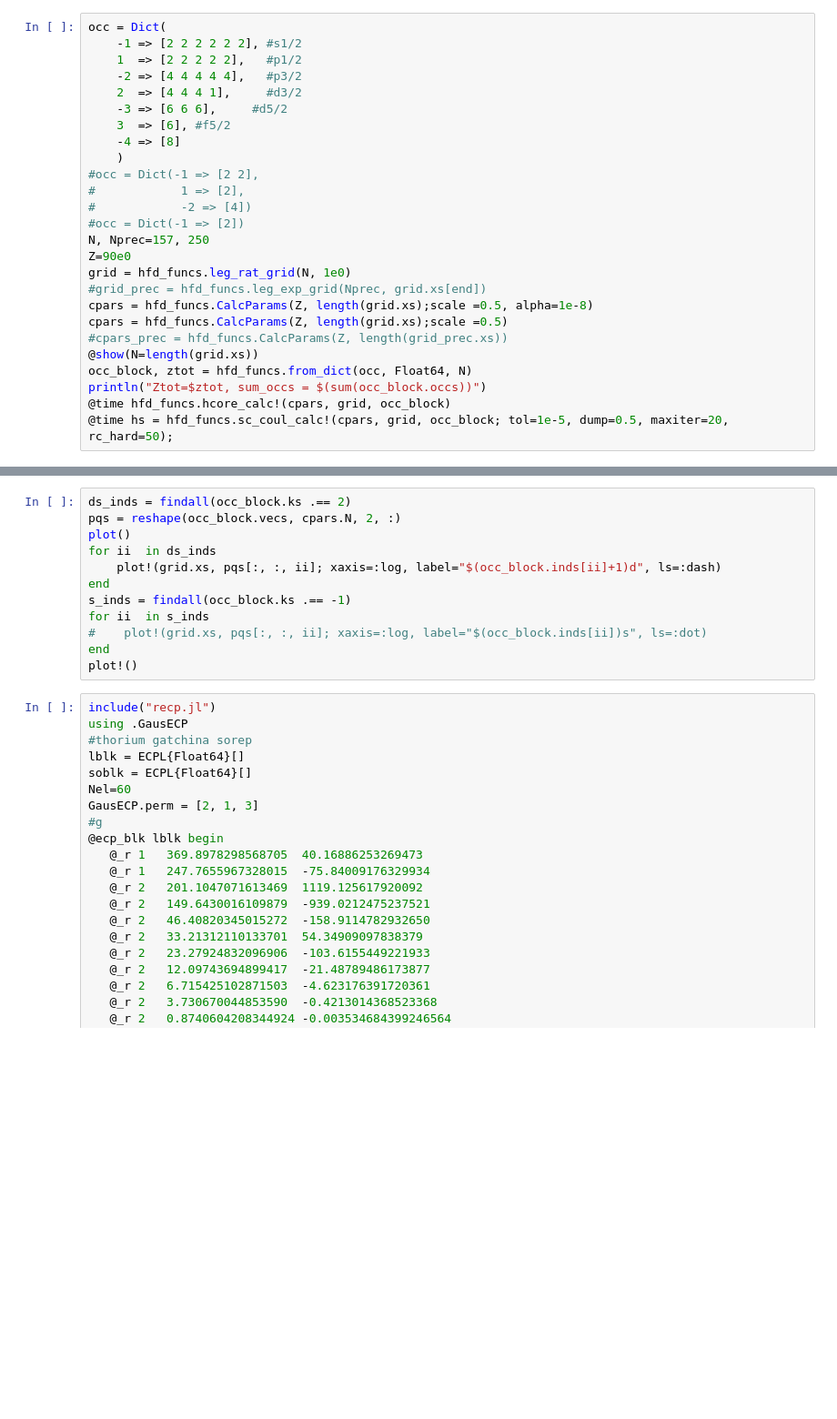
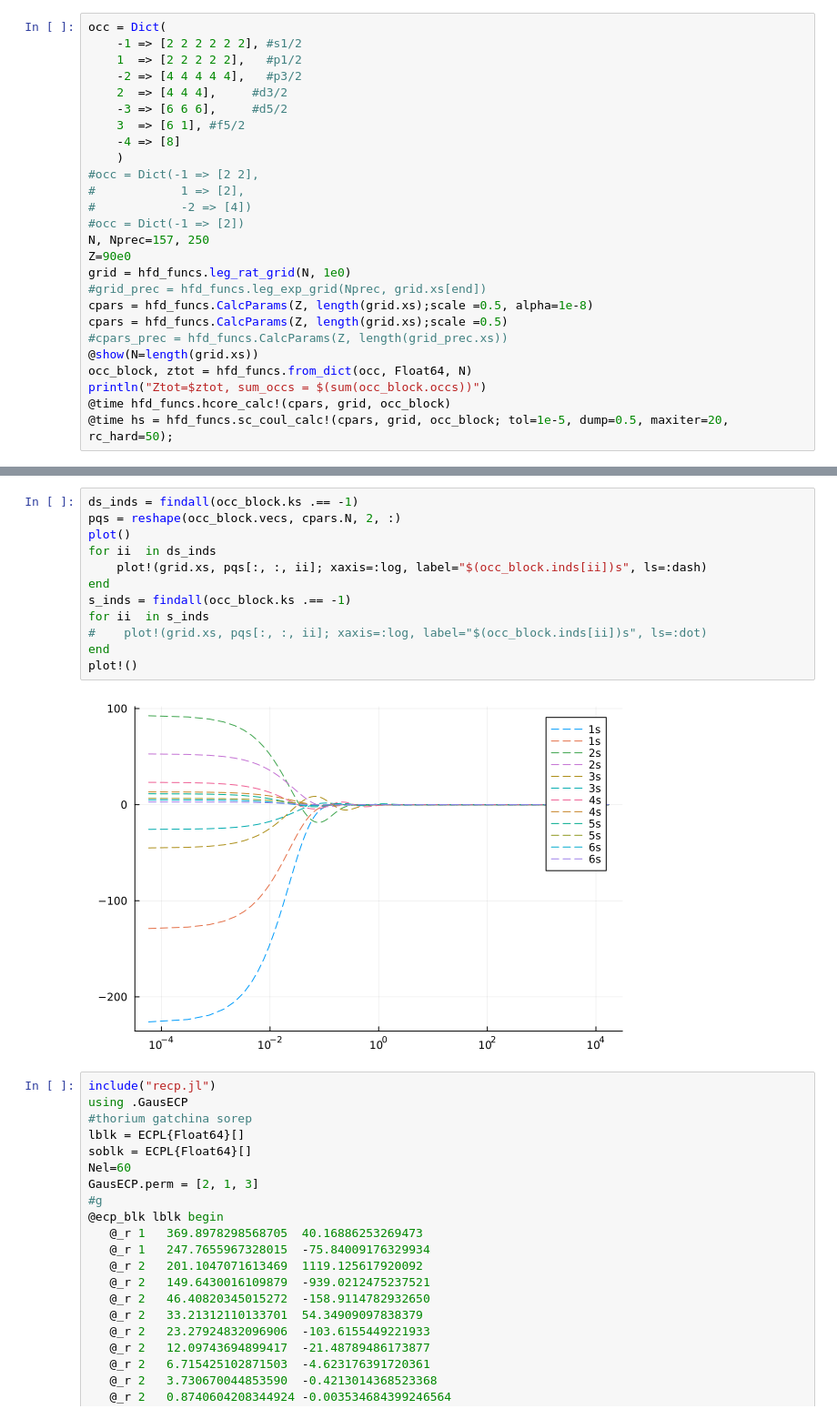
Before and after one commit to jeral2007/hfd_julia, a Jupyter notebook: thorium.ipynb, the cells around one changed output, grey strips where cells are left out. Shown: that part at 91% size. Drawn from its saved outputs; the diff is of its cells as text; blank space fills up the shorter version.

```diff
--- a/thorium.ipynb
+++ b/thorium.ipynb
@@ -10,9 +12,9 @@ occ = Dict(
     -1 => [2 2 2 2 2 2], #s1/2
     1  => [2 2 2 2 2],   #p1/2
     -2 => [4 4 4 4 4],   #p3/2
-    2  => [4 4 4 1],     #d3/2
+    2  => [4 4 4],     #d3/2
     -3 => [6 6 6],     #d5/2
-    3  => [6], #f5/2
+    3  => [6 1], #f5/2
     -4 => [8]
     )
 #occ = Dict(-1 => [2 2],
@@ -42,15 +116,17 @@ rep = HfdPostProcess.report(cpars, grid, occ_block; sortBy=:rhoav)
 # %%
-ds_inds = findall(occ_block.ks .== 2)
+ds_inds = findall(occ_block.ks .== -1)
 pqs = reshape(occ_block.vecs, cpars.N, 2, :)
 plot()
 for ii  in ds_inds
-    plot!(grid.xs, pqs[:, :, ii]; xaxis=:log, label="$(occ_block.inds[ii]+1)d", ls=:dash)
+    plot!(grid.xs, pqs[:, :, ii]; xaxis=:log, label="$(occ_block.inds[ii])s", ls=:dash)
 end
 s_inds = findall(occ_block.ks .== -1)
 for ii  in s_inds
 #    plot!(grid.xs, pqs[:, :, ii]; xaxis=:log, label="$(occ_block.inds[ii])s", ls=:dot)
 end
 plot!()
+# %% [output]
+[figure, added]
 # %%
 include("recp.jl")
 using .GausECP
```
Also changed, not shown: parts of 24 cells of this notebook, 6 other files.
